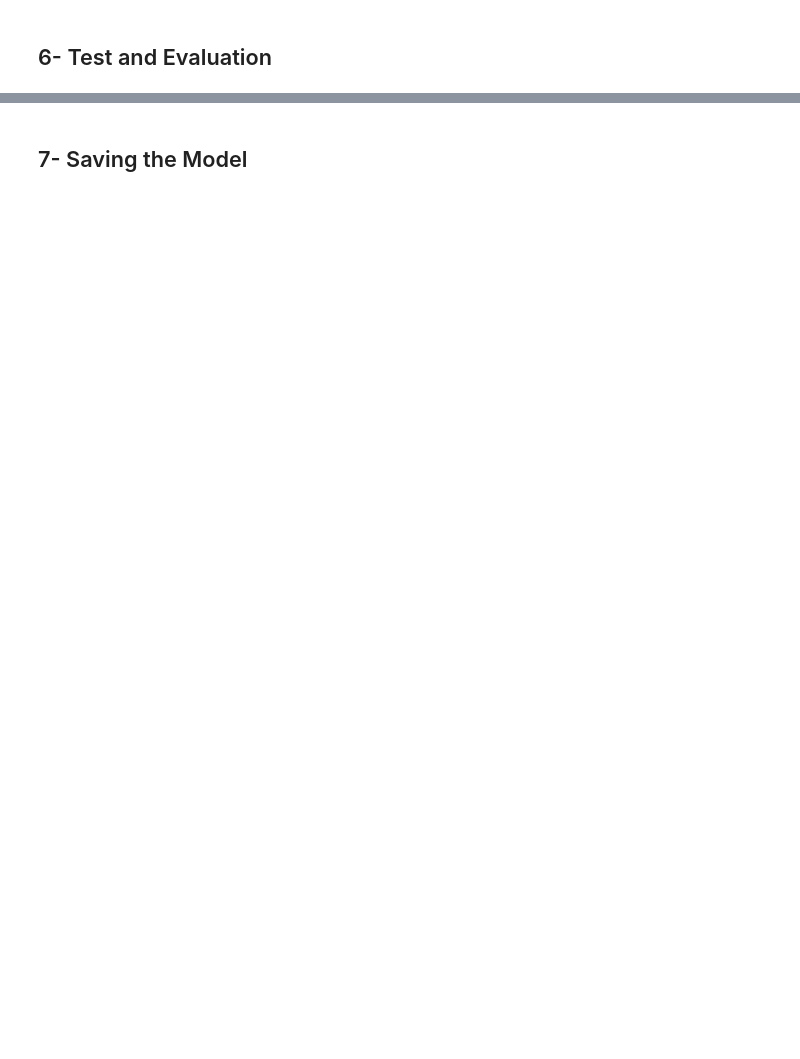
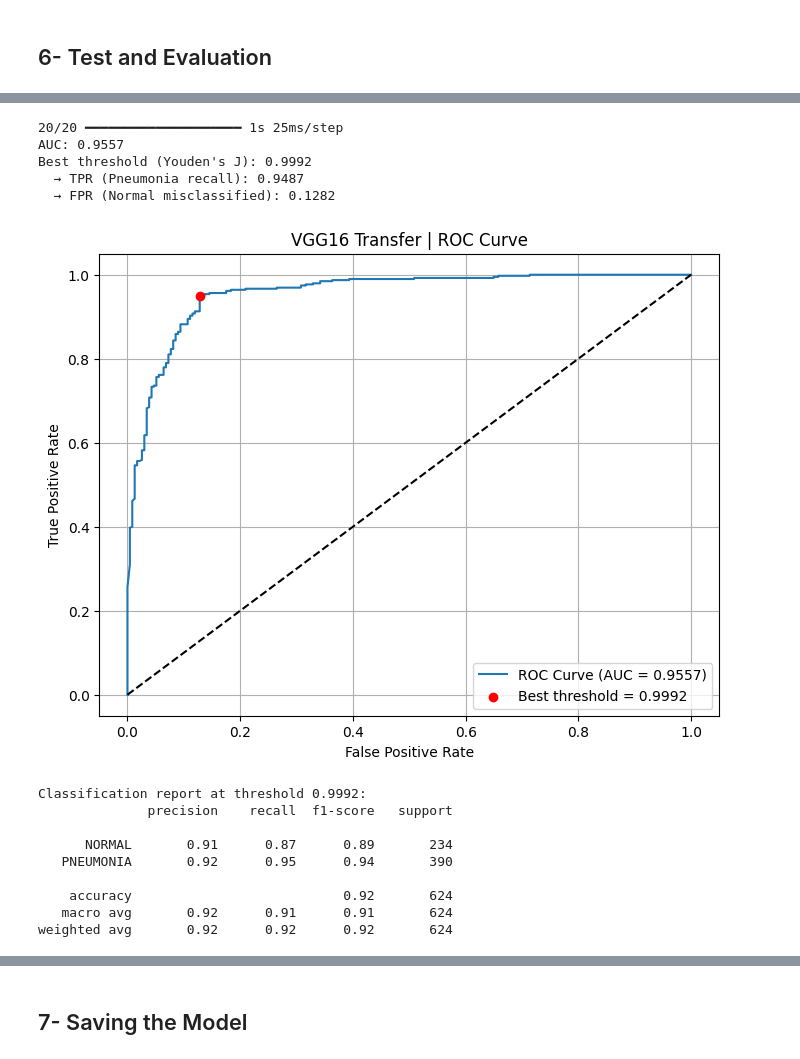
Before and after one commit to yusuf-codes10/deep-learining-project, a Jupyter notebook: transfer_model.ipynb, the cells around one changed output, grey strips where cells are left out. Drawn from its saved outputs; the diff is of its cells as text; code cells hidden in the pictures; blank space fills up the shorter version.

```diff
--- a/transfer_model.ipynb
+++ b/transfer_model.ipynb
@@ -353,0 +379,65 @@ plt.show()
+# %%
+# ── Find the best threshold using ROC + Youden's J ────────────────────────────
+from sklearn.metrics import roc_curve, roc_auc_score
+import numpy as np
+import matplotlib.pyplot as plt
+
+# Raw probabilities (already computed above)
+transfer_preds_raw = transfer_model.predict(X_test).flatten()
+
+# ── ROC curve ────────────────────────────────────────────────────────────────
+fpr, tpr, thresholds = roc_curve(y_test, transfer_preds_raw)
+auc = roc_auc_score(y_test, transfer_preds_raw)
+
+# ── Youden's J: maximizes (TPR - FPR) → best balance point ──────────────────
+# This is the standard way to find the optimal threshold mathematically
+J = tpr - fpr
+best_idx       = np.argmax(J)
+best_threshold = thresholds[best_idx]
+
+print(f"AUC: {auc:.4f}")
+print(f"Best threshold (Youden's J): {best_threshold:.4f}")
+print(f"  → TPR (Pneumonia recall): {tpr[best_idx]:.4f}")
+print(f"  → FPR (Normal misclassified): {fpr[best_idx]:.4f}")
+
+# ── Plot ROC with best threshold marked ──────────────────────────────────────
+plt.figure(figsize=(8, 6))
+plt.plot(fpr, tpr, label=f'ROC Curve (AUC = {auc:.4f})')
+plt.scatter(fpr[best_idx], tpr[best_idx], color='red', zorder=5,
+            label=f'Best threshold = {best_threshold:.4f}')
+plt.plot([0, 1], [0, 1], 'k--')
+plt.xlabel('False Positive Rate')
+plt.ylabel('True Positive Rate')
+plt.title('VGG16 Transfer | ROC Curve')
+plt.legend()
+plt.grid(True)
+plt.show()
+
+# ── Re-evaluate with best threshold ──────────────────────────────────────────
+from sklearn.metrics import classification_report, confusion_matrix, ConfusionMatrixDisplay
+
+predicted_best = (transfer_preds_raw > best_threshold).astype(int)
+
+print(f"\nClassification report at threshold {best_threshold:.4f}:")
+print(classification_report(y_test, predicted_best, target_names=['NORMAL', 'PNEUMONIA']))
+
+cm = confusion_matrix(y_test, predicted_best)
+ConfusionMatrixDisplay(cm, display_labels=['NORMAL', 'PNEUMONIA']).plot(cmap='Blues')
+plt.title(f'VGG16 Transfer | Best Threshold ({best_threshold:.4f})')
+plt.show()
+# %% [output]
+20/20 ━━━━━━━━━━━━━━━━━━━━ 1s 25ms/step
+AUC: 0.9557
+Best threshold (Youden's J): 0.9992
+  → TPR (Pneumonia recall): 0.9487
+  → FPR (Normal misclassified): 0.1282
+[figure, added]
+Classification report at threshold 0.9992:
+              precision    recall  f1-score   support
+
+      NORMAL       0.91      0.87      0.89       234
+   PNEUMONIA       0.92      0.95      0.94       390
+
+    accuracy                           0.92       624
+   macro avg       0.92      0.91      0.91       624
+weighted avg       0.92      0.92      0.92       624
```
Also changed, not shown: parts of 7 cells of this notebook.
